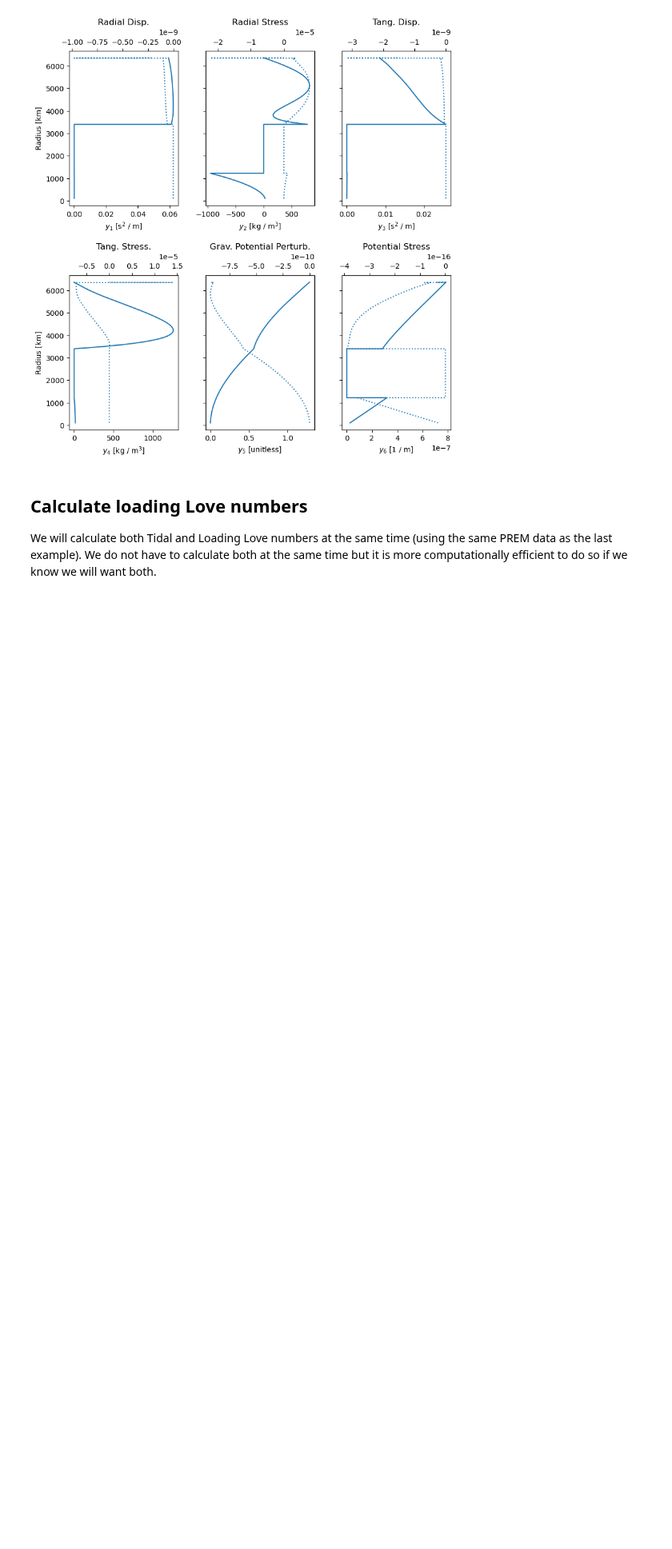
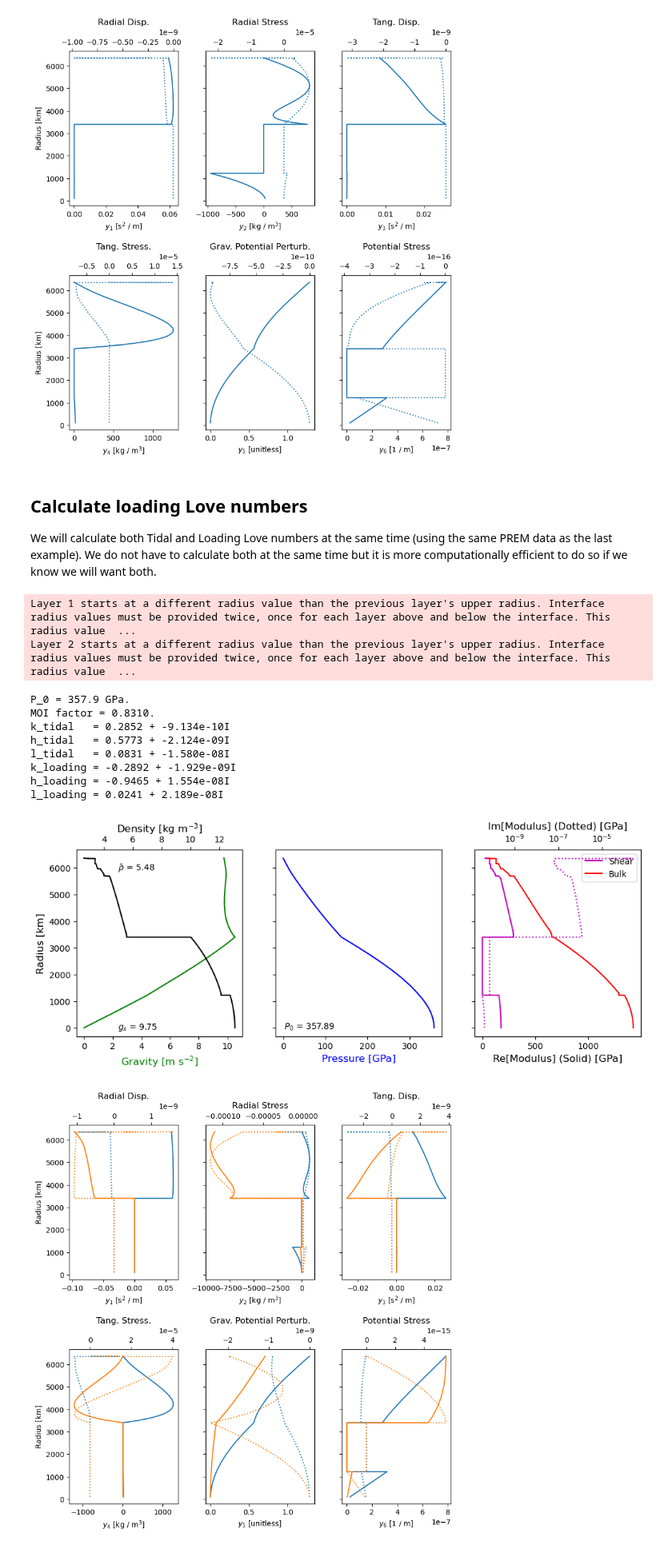
Before and after one commit to jrenaud90/TidalPy, a Jupyter notebook: Demos/3 - Calculating Love Numbers.ipynb, the cells around one changed output. Shown at 80% size. Cells and saved outputs as stored; diff of their text form; code cells hidden in the pictures; blank space fills up the shorter version.

```diff
--- a/Demos/3 - Calculating Love Numbers.ipynb
+++ b/Demos/3 - Calculating Love Numbers.ipynb
@@ -221,11 +221,11 @@ We will calculate both Tidal and Loading Love numbers at the same time (using th
 We do not have to calculate both at the same time but it is more computationally efficient to do so if we know we will want both.
 # %%
 planet_data = np.loadtxt("prem_data.csv", delimiter=',', skiprows=1, dtype=np.float64)
-radius_array    = np.ascontiguousarray(planet_data[:, 0]
-density_array   = np.ascontiguousarray(planet_data[:, 1]
-shear_array     = planet_data[:, 4]
-bulk_array      = planet_data[:, 5]
-viscosity_array = planet_data[:, 6]
+radius_array    = np.ascontiguousarray(planet_data[:, 0])
+density_array   = np.ascontiguousarray(planet_data[:, 1])
+shear_array     = np.ascontiguousarray(planet_data[:, 4])
+bulk_array      = np.ascontiguousarray(planet_data[:, 5])
+viscosity_array = np.ascontiguousarray(planet_data[:, 6])
 
 # We will assume no bulk dissipation
 bulk_viscosity_array = np.zeros(radius_array.size, dtype=np.float64)
@@ -258,30 +258,43 @@ rs_inputs = build_rs_input_from_data(
     perform_checks = True,
     warnings = True)
 
 # Copy all optional arguments from the common dictionary
 specific_args = {**common_rs_optional_arguments}
 specific_args['solve_for'] = ('tidal', 'loading')  # this could just be ('loading',) but must be a tuple
 
 # Update that we want to calculate loading too.
 
 # Run the solver!
 solution = radial_solver(*rs_inputs, **specific_args)
 
 # Check if it was successful and print the Love numbers
 if not solution.success:
     print("Solution was not successful.")
 else:
     print(f"P_0 = {solution.central_pressure/1e9:0.1f} GPa.")
     print(f"MOI factor = {solution.moi_factor:0.4f}.")
     print(f"k_tidal   = {np.real(solution.k[0]):0.4f} + {np.imag(solution.k[0]):0.3e}I")
     print(f"h_tidal   = {np.real(solution.h[0]):0.4f} + {np.imag(solution.h[0]):0.3e}I")
     print(f"l_tidal   = {np.real(solution.l[0]):0.4f} + {np.imag(solution.l[0]):0.3e}I")
     print(f"k_loading = {np.real(solution.k[1]):0.4f} + {np.imag(solution.k[1]):0.3e}I")
     print(f"h_loading = {np.real(solution.h[1]):0.4f} + {np.imag(solution.h[1]):0.3e}I")
     print(f"l_loading = {np.real(solution.l[1]):0.4f} + {np.imag(solution.l[1]):0.3e}I")
 
     # Plot the interior found by TidalPy's Equation of State Solver
     solution.plot_interior()
 
     # Plot the radial solutions found by RadialSolver
     solution.plot_ys()
+# %% [output]
+Layer 1 starts at a different radius value than the previous layer's upper radius. Interface radius values must be provided twice, once for each layer above and below the interface. This radius value  ...
+Layer 2 starts at a different radius value than the previous layer's upper radius. Interface radius values must be provided twice, once for each layer above and below the interface. This radius value  ...
+P_0 = 357.9 GPa.
+MOI factor = 0.8310.
+k_tidal   = 0.2852 + -9.134e-10I
+h_tidal   = 0.5773 + -2.124e-09I
+l_tidal   = 0.0831 + -1.580e-08I
+k_loading = -0.2892 + -1.929e-09I
+h_loading = -0.9465 + 1.554e-08I
+l_loading = 0.0241 + 2.189e-08I
+[figure, added]
+[figure, added]
```
